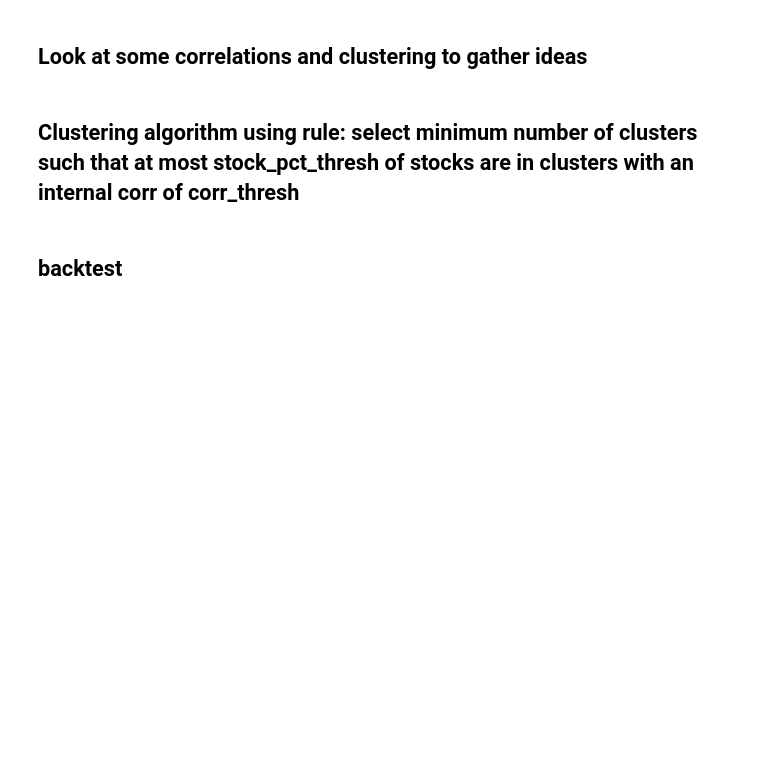
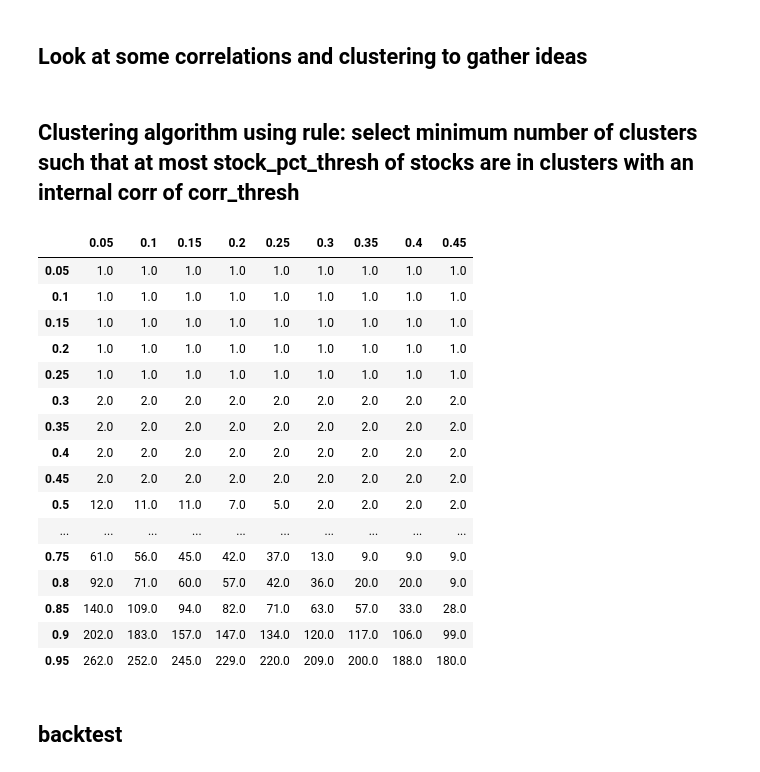
Before and after one commit to thEKurz/Opt_Modeling, a Jupyter notebook: Davids algo.ipynb, the cells around one changed output. Saved outputs shown, nothing was run; the diff lists cells and outputs as text; code cells hidden in the pictures; blank space fills up the shorter version.

```diff
--- a/Davids algo.ipynb
+++ b/Davids algo.ipynb
@@ -143,3 +149,38 @@ def constrained_clusters(corr, corr_thresh = .7, stock_pct_thresh = .1):
+# %%
+clustering_obj = constrained_clusterings_new(corr)
+
+incCorrThresh = .05
+CorrThreshRange = np.arange(incCorrThresh,1,incCorrThresh)
+
+incPctThresh = .05
+PctThreshRange = np.arange(incPctThresh,.5,incPctThresh)
+
+arr = np.zeros([19,9])
+for posi, i in enumerate(CorrThreshRange):
+    for posj, j in enumerate(PctThreshRange):
+        arr[posi,posj] = clustering_obj.calcthresholds(i,j)
+# %%
+# y is corr thresh
+# x is pct threshold
+pd.DataFrame(arr, index=np.round(CorrThreshRange,3).astype(str),columns = np.round(PctThreshRange,3).astype(str))
+# %% [output]
+|  | 0.05 | 0.1 | 0.15 | 0.2 | 0.25 | 0.3 | 0.35 | 0.4 | 0.45 |
+| 0.05 | 1.0 | 1.0 | 1.0 | 1.0 | 1.0 | 1.0 | 1.0 | 1.0 | 1.0 |
+| 0.1 | 1.0 | 1.0 | 1.0 | 1.0 | 1.0 | 1.0 | 1.0 | 1.0 | 1.0 |
+| 0.15 | 1.0 | 1.0 | 1.0 | 1.0 | 1.0 | 1.0 | 1.0 | 1.0 | 1.0 |
+| 0.2 | 1.0 | 1.0 | 1.0 | 1.0 | 1.0 | 1.0 | 1.0 | 1.0 | 1.0 |
+| 0.25 | 1.0 | 1.0 | 1.0 | 1.0 | 1.0 | 1.0 | 1.0 | 1.0 | 1.0 |
+| 0.3 | 2.0 | 2.0 | 2.0 | 2.0 | 2.0 | 2.0 | 2.0 | 2.0 | 2.0 |
+| 0.35 | 2.0 | 2.0 | 2.0 | 2.0 | 2.0 | 2.0 | 2.0 | 2.0 | 2.0 |
+| 0.4 | 2.0 | 2.0 | 2.0 | 2.0 | 2.0 | 2.0 | 2.0 | 2.0 | 2.0 |
+| 0.45 | 2.0 | 2.0 | 2.0 | 2.0 | 2.0 | 2.0 | 2.0 | 2.0 | 2.0 |
+| 0.5 | 12.0 | 11.0 | 11.0 | 7.0 | 5.0 | 2.0 | 2.0 | 2.0 | 2.0 |
+| ... | ... | ... | ... | ... | ... | ... | ... | ... | ... |
+| 0.75 | 61.0 | 56.0 | 45.0 | 42.0 | 37.0 | 13.0 | 9.0 | 9.0 | 9.0 |
+| 0.8 | 92.0 | 71.0 | 60.0 | 57.0 | 42.0 | 36.0 | 20.0 | 20.0 | 9.0 |
+| 0.85 | 140.0 | 109.0 | 94.0 | 82.0 | 71.0 | 63.0 | 57.0 | 33.0 | 28.0 |
+| 0.9 | 202.0 | 183.0 | 157.0 | 147.0 | 134.0 | 120.0 | 117.0 | 106.0 | 99.0 |
+| 0.95 | 262.0 | 252.0 | 245.0 | 229.0 | 220.0 | 209.0 | 200.0 | 188.0 | 180.0 |
 # %% [markdown]
 ## backtest
 # %%
```
Also changed, not shown: parts of 13 cells of this notebook.
